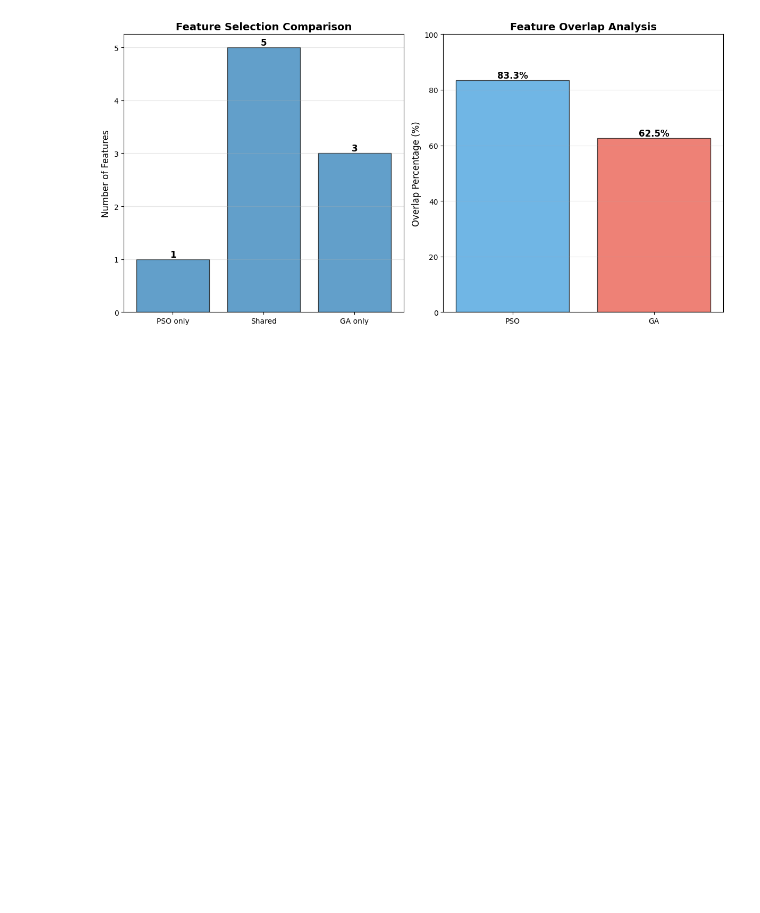
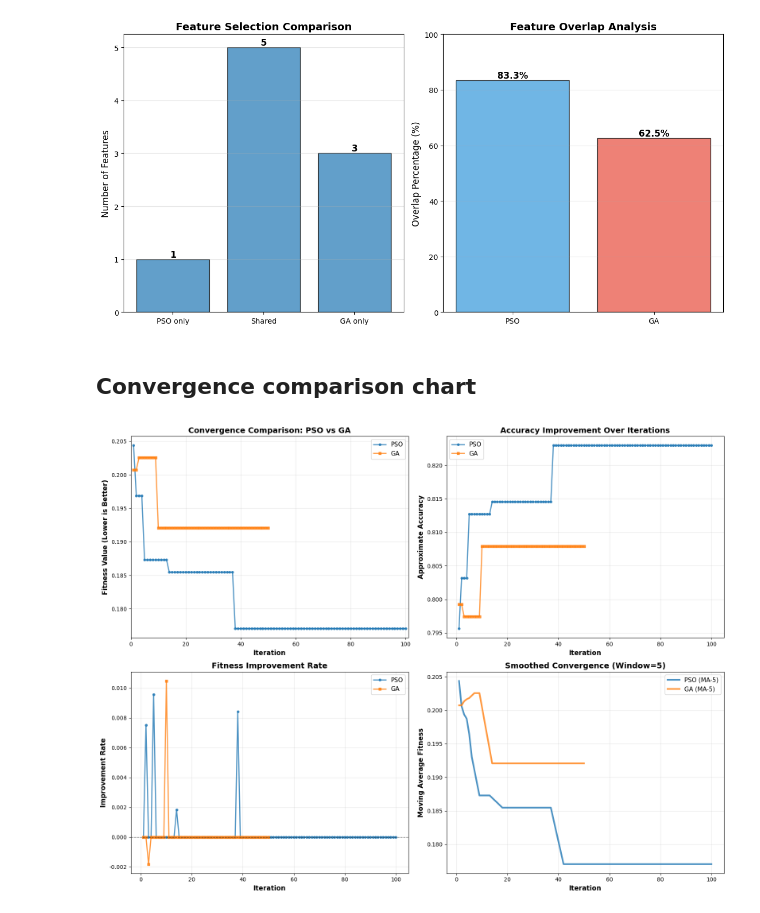
Before and after one commit to ihamydreza/FIS4041, a Jupyter notebook: Q1/Q1.ipynb, the cells around one changed output. Cells and saved outputs as stored; diff of their text form; code cells hidden in the pictures; blank space fills up the shorter version.

Commit message:
Convergence comparison chart

```diff
--- a/Q1/Q1.ipynb
+++ b/Q1/Q1.ipynb
@@ -719,3 +719,5 @@ Common features (both algorithms have identified as important):
  3. Married
  Has no unique attributes
 [figure]
+# %% [markdown]
+## Convergence comparison chart
@@ -721,0 +816,4 @@ Common features (both algorithms have identified as important):
+# %%
+plot_convergence_comparison(pso_results, ga_results)
+# %% [output]
+[figure, added]
```
Also changed, not shown: parts of 2 cells of this notebook.
